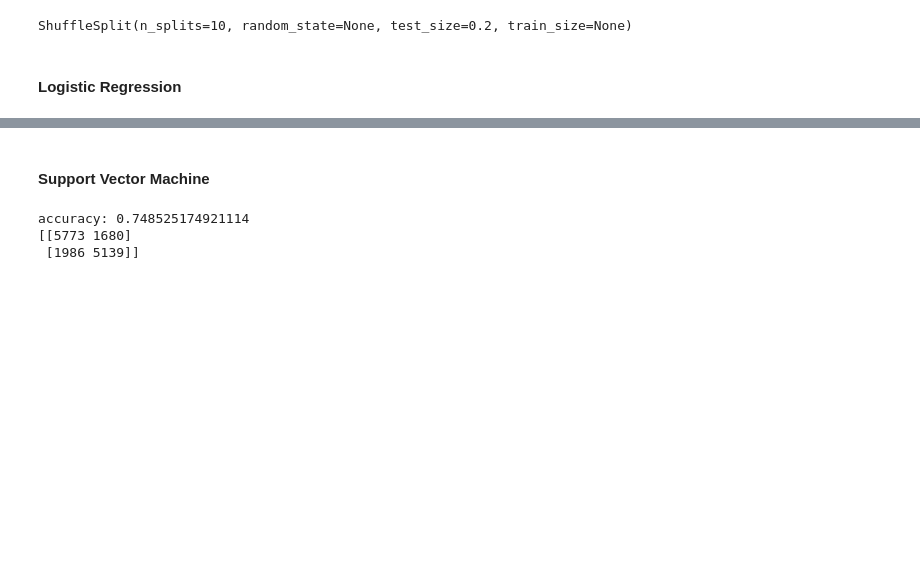
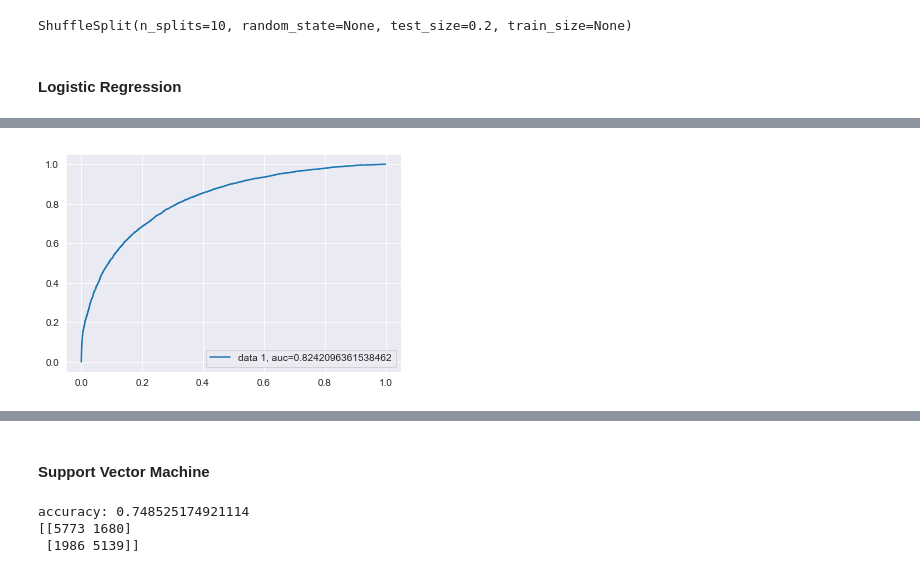
Before and after one commit to kmrollins/MSDS7331-Labs, a Jupyter notebook: MSDS7331_Team3_MiniLab.ipynb, the cells around one changed output, grey strips where cells are left out. Drawn from its saved outputs; the diff is of its cells as text; code cells hidden in the pictures; blank space fills up the shorter version.

Commit message:
ROC curve added

```diff
--- a/MSDS7331_Team3_MiniLab.ipynb
+++ b/MSDS7331_Team3_MiniLab.ipynb
@@ -167,8 +167,8 @@ from sklearn.preprocessing import StandardScaler
 scl_obj = StandardScaler()
 
 # TODO repeat and try out different learning parameters and constants
-# TODO try to fix warnings
-lr_clf = LogisticRegression(penalty='l2', C=0.05, class_weight=None)
+# TODO try to fix warnings - fixed this with solver
+lr_clf = LogisticRegression(penalty='l2', C=0.05, class_weight=None, solver='lbfgs')
         #class_weight=None because unemployment groups are weighted equally
 
 for iter_num, (train_indices, test_indices) in enumerate(cv_object.split(X,y)):
@@ -184,6 +184,8 @@ for iter_num, (train_indices, test_indices) in enumerate(cv_object.split(X,y)):
 
     # print the accuracy and confusion matrix
     print("====Iteration",iter_num," ====")
+    print("Precision:",mt.precision_score(y[test_indices],y_hat))
+    print("Recall:",mt.recall_score(y[test_indices],y_hat))
     print("accuracy", mt.accuracy_score(y[test_indices],y_hat))
     print("confusion matrix\n",mt.confusion_matrix(y[test_indices],y_hat))
 # %% [output]
@@ -239,0 +209,10 @@ confusion matrix
+# %%
+#ROC Curve for LR model above
+y_pred_prob = lr_clf.predict_proba(X_test_scaled)[::,1]
+fpr, tpr, _ = mt.roc_curve(y[test_indices],  y_pred_prob)
+auc = mt.roc_auc_score(y[test_indices], y_pred_prob)
+plt.plot(fpr,tpr,label="data 1, auc="+str(auc))
+plt.legend(loc=4)
+plt.show()
+# %% [output]
+[figure, added]
```
Also changed, not shown: parts of 6 cells of this notebook.
